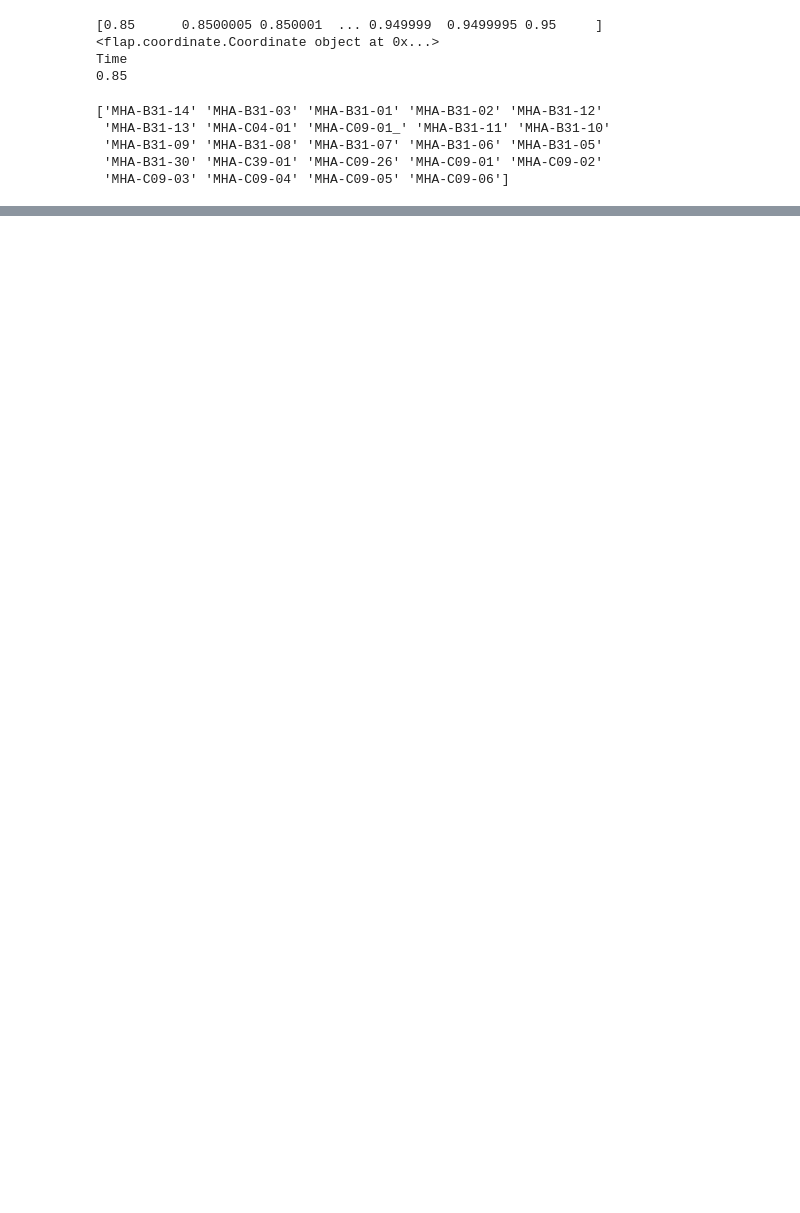
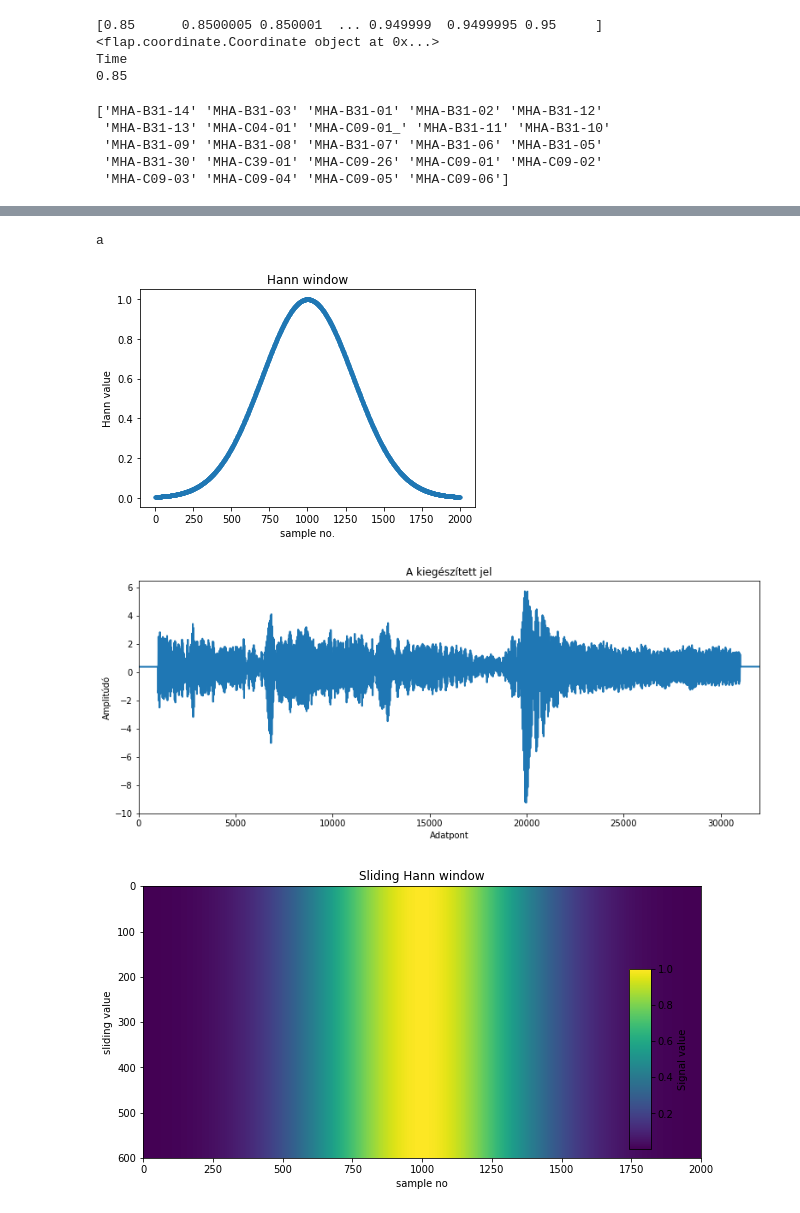
Before and after one commit to martonvavrik/fusion_research, a Jupyter notebook: Flap storage.ipynb, the cells around one changed output, grey strips where cells are left out. Drawn from its saved outputs; the diff is of its cells as text; code cells hidden in the pictures; blank space fills up the shorter version.

```diff
--- a/Flap storage.ipynb
+++ b/Flap storage.ipynb
@@ -194,0 +217,74 @@ dummy.plot()#plot_type = 'scatter'
+# %%
+win_r = 1000 #1000
+d_win=50#random.randint(200,300)
+std=300 #150
+win_base = scipy.signal.gaussian(2*win_r+1, std=std)#np.wining(2*win_r+1)
+
+plt.plot(win_base,".-")
+plt.title('Hann window')
+plt.xlabel('sample no.')
+plt.ylabel('Hann value')
+#plt.show()
+
+z_padded_s = np.zeros (samples+2*win_r)
+z_padded_s[win_r:-win_r] = s
+z_padded_s[0:win_r]=np.average(z_padded_s[win_r+1:2*win_r])
+z_padded_s[-win_r:]=np.average(z_padded_s[-2*win_r:-win_r-1])
+x_win=np.linspace(0.0, t+(2*win_r/s_rate), samples+2*win_r)
+
+plt.figure(figsize=(13,5))
+plt.plot(z_padded_s,"-",linewidth = 2)#x_win,idő (s),max(x_win)
+plt.xlim((0,samples+2*win_r))
+plt.title('A kiegészített jel')
+plt.xlabel('Adatpont')
+plt.ylabel('Amplitúdó')
+plt.savefig('sxr2_p.pdf')
+#plt.show()
+
+win = np.zeros((int(samples/d_win+1), 2*win_r+1))
+for i in range(int(samples/d_win+1)):
+    win [i]=win_base
+
+plt.figure(figsize=(10,5))
+plt.imshow(win,aspect='auto')
+plt.title('Sliding Hann window')
+plt.xlabel('sample no')
+plt.ylabel('sliding value')
+#plt.subplots_adjust(right=0.95)
+cax = plt.axes([0.8, 0.15, 0.03, 0.5])
+plt.colorbar(cax=cax).set_label('Signal value')
+#plt.show()
+
+z_win = np.zeros((int(samples/d_win+0.9), win_r*2+1))
+for i in range(int(samples/d_win+0.9)):
+    if i<1000001:
+        z_win[i] = win[i] * (z_padded_s [d_win*i:d_win*i+win_r+win_r+1]-np.average(z_padded_s [d_win*i:d_win*i+win_r+win_r+1]))
+    #z_win[i] = win[i] * (z_padded_s [d_win*i:d_win*i+win_r+win_r+1])
+
+plt.figure(figsize=(9,9))
+plt.imshow(z_win,aspect='auto',cmap='bwr')#, extent=(min_t*s_rate/d_win,max_t*s_rate/d_win,max_t*s_rate,min_t*s_rate)
+plt.title('Gauss ablak + eredeti jel')
+plt.xlabel('Adatpont')
+plt.ylabel('Ablak elcsúsztatása')
+plt.subplots_adjust(right=0.88)
+cax = plt.axes([0.90, 0.23, 0.03, 0.54])
+plt.colorbar(cax=cax).set_label('Amplitúdó')
+plt.savefig('z_win.pdf')
+#plt.show()
+
+z_win_fft = np.zeros((int(samples/d_win+0.9), win_r*2+1))
+for i in range(int(samples/d_win+0.9)):
+    if i % 1000 == 0:
+        print('a')
+    if i<1000001:
+        z_win_fft[i] = np.abs(scipy.fftpack.fft(z_win[i]))
+
+z_win_fft_cutted = np.zeros((int(samples/d_win),int(frangemax*(2*win_r+1)/s_rate) ))
+for i in range(int(samples/d_win)):
+    for j in range(int(frangemax*(2*win_r+1)/s_rate)): #int(frangemax*max(x_hann))
+        z_win_fft_cutted [i][j] = z_win_fft [i][j]**2
+# %% [output]
+a
+[figure, added]
+[figure, added]
+[figure, added]
```
Also changed, not shown: parts of 28 cells of this notebook.
